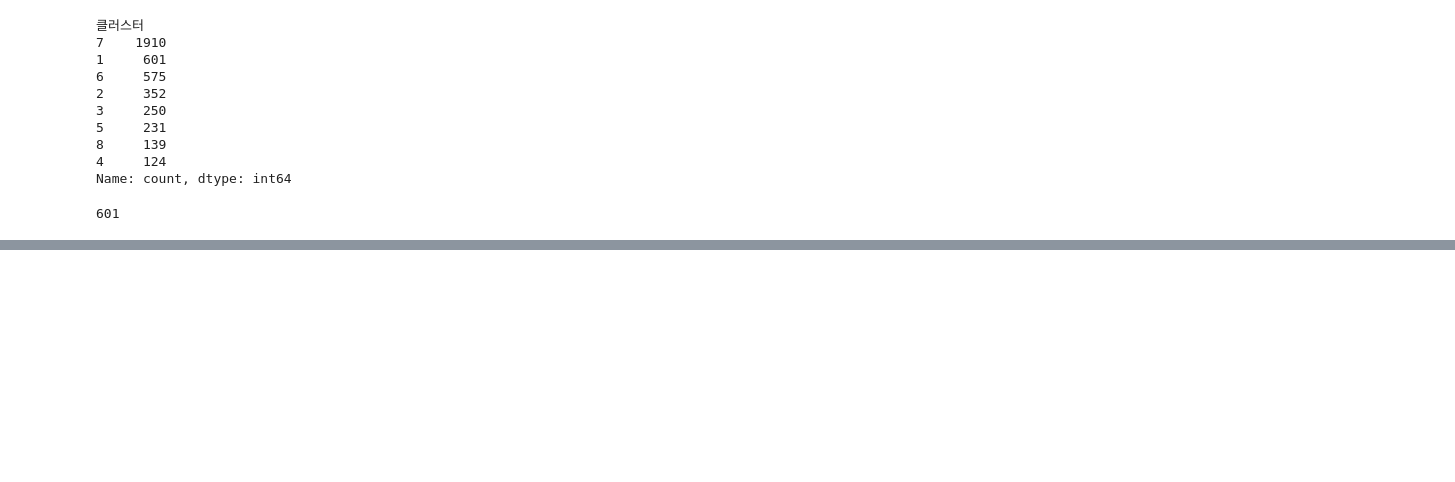
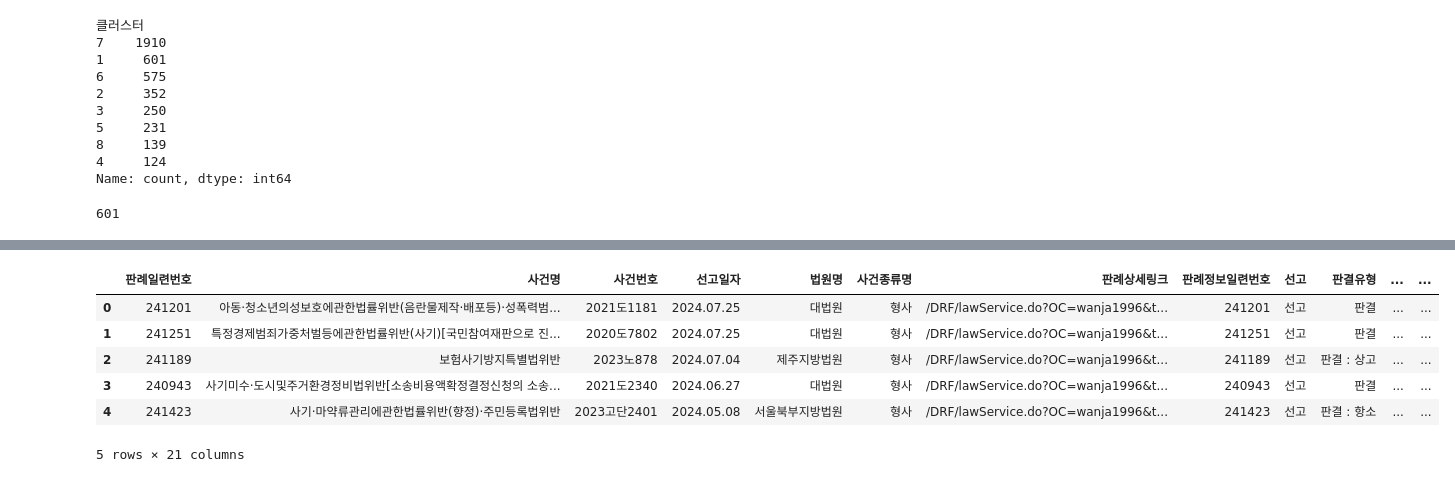
Before and after one commit to sesac-NoF/NoF, a Jupyter notebook: EDA_network_js.ipynb, the cells around one changed output, grey strips where cells are left out. Saved outputs shown, nothing was run; the diff lists cells and outputs as text; code cells hidden in the pictures; blank space fills up the shorter version.

```diff
--- a/EDA_network_js.ipynb
+++ b/EDA_network_js.ipynb
@@ -962,2 +1000,12 @@ fraud_df[['클러스터','키워드']].head()
 # %%
 fraud_df.to_csv('data/df_fraud_keyword.csv', index=False)
+# %%
+fraud_df.head()
+# %% [output]
+|  | 판례일련번호 | 사건명 | 사건번호 | 선고일자 | 법원명 | 사건종류명 | 판례상세링크 | 판례정보일련번호 | 선고 | 판결유형 | ... | ... |
+| 0 | 241201 | 아동·청소년의성보호에관한법률위반(음란물제작·배포등)·성폭력범... | 2021도1181 | 2024.07.25 | 대법원 | 형사 | /DRF/lawService.do?OC=wanja1996&t... | 241201 | 선고 | 판결 | ... | ... |
+| 1 | 241251 | 특정경제범죄가중처벌등에관한법률위반(사기)[국민참여재판으로 진... | 2020도7802 | 2024.07.25 | 대법원 | 형사 | /DRF/lawService.do?OC=wanja1996&t... | 241251 | 선고 | 판결 | ... | ... |
+| 2 | 241189 | 보험사기방지특별법위반 | 2023노878 | 2024.07.04 | 제주지방법원 | 형사 | /DRF/lawService.do?OC=wanja1996&t... | 241189 | 선고 | 판결 : 상고 | ... | ... |
+| 3 | 240943 | 사기미수·도시및주거환경정비법위반[소송비용액확정결정신청의 소송... | 2021도2340 | 2024.06.27 | 대법원 | 형사 | /DRF/lawService.do?OC=wanja1996&t... | 240943 | 선고 | 판결 | ... | ... |
+| 4 | 241423 | 사기·마약류관리에관한법률위반(향정)·주민등록법위반 | 2023고단2401 | 2024.05.08 | 서울북부지방법원 | 형사 | /DRF/lawService.do?OC=wanja1996&t... | 241423 | 선고 | 판결 : 항소 | ... | ... |
+5 rows × 21 columns
```
Also changed, not shown: parts of 9 cells of this notebook.
